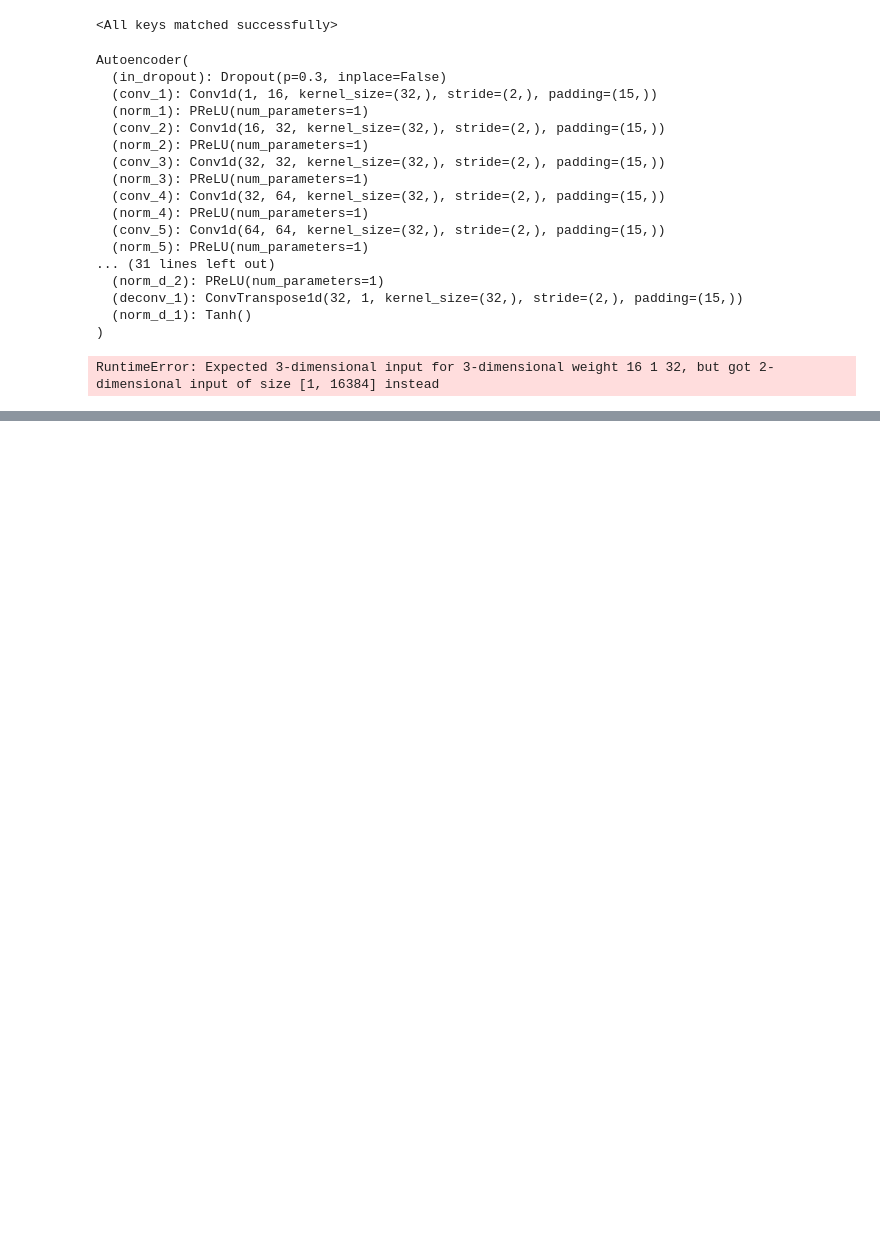
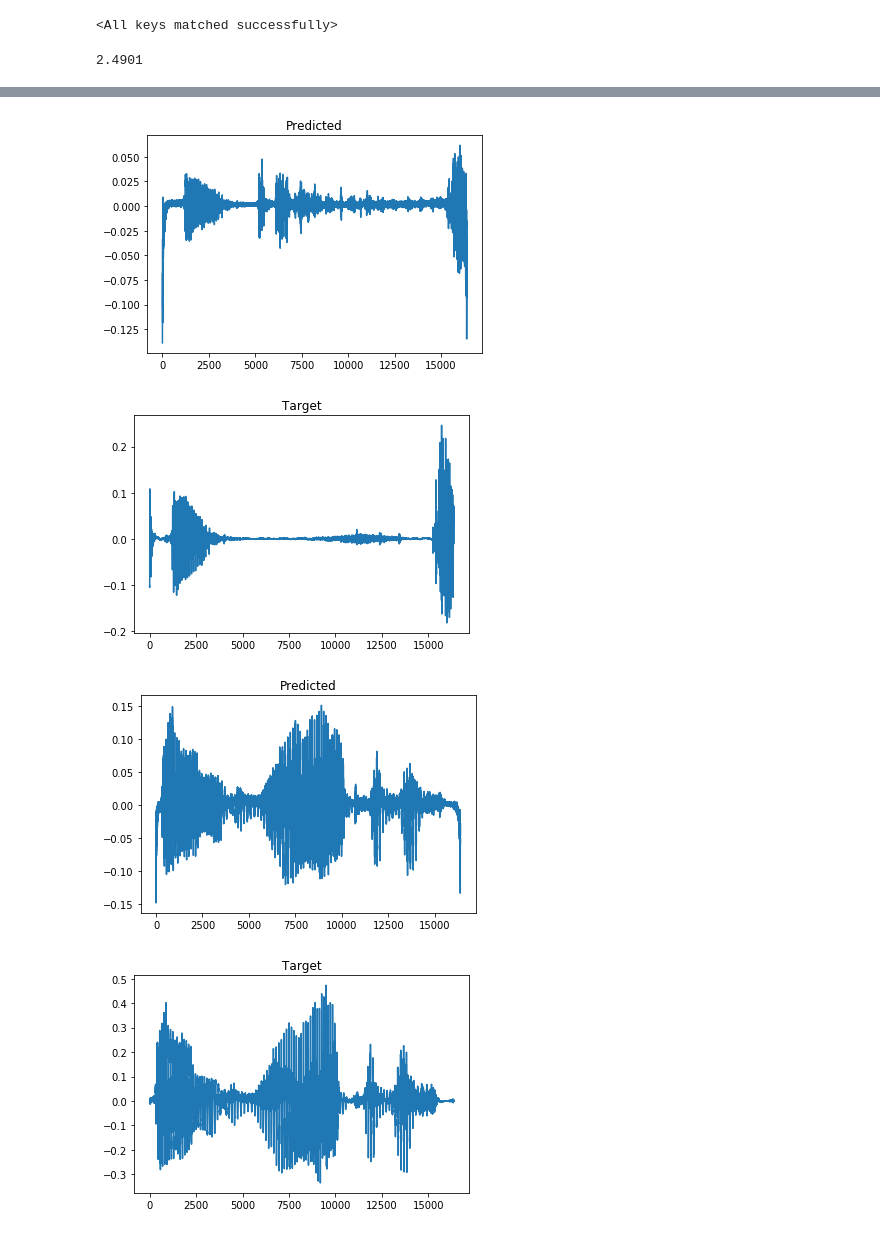
Before and after one commit to dvisockas/norse, a Jupyter notebook: main.ipynb, the cells around one changed output, grey strips where cells are left out. Saved outputs shown, nothing was run; the diff lists cells and outputs as text; code cells hidden in the pictures; blank space fills up the shorter version.

```diff
--- a/main.ipynb
+++ b/main.ipynb
@@ -35,4 +35,4 @@ If you'd like to run the training loop, download the OpenSLR12 dataset (http://w
 # %%
 dataset = SpeechDataset('data/clean/360/', 'data/noise/', window_size=16384, overlap=50, snr=10)
 # %%
-dataloader = DataLoader(dataset, batch_size=batch_size, shuffle=False)
+dataloader = DataLoader(dataset, batch_size=batch_size, shuffle=True)
@@ -39,3 +41,26 @@ dataloader = DataLoader(dataset, batch_size=batch_size, shuffle=False)
+# %%
+def SDRLoss(output, target):
+    output = output.view(-1, 16384)
+    target = target.view(-1, 16384)
+
+    dot_product = torch.sum(output * target)
+    loss = (-1 * dot_product) / (torch.norm(target) * torch.norm(output))
+
+    return loss
+# %%
+def weightedSDR(output, target, x):
+    noise = x - target
+    expected_noise = x - output
+
+    target_norm = torch.norm(target)
+    target_norm_sq = target_norm * target_norm
+    input_target_norm = torch.norm(x - target)
+    input_target_norm_sq = input_target_norm * input_target_norm
+    alpha = target_norm_sq / (target_norm_sq + input_target_norm_sq)
+
+    loss = alpha * SDRLoss(output, target) + (1 - alpha) * SDRLoss(noise, expected_noise)
+
+    return loss
 # %%
 model = Autoencoder(bs=batch_size).cuda()
 #model.load_state_dict(torch.load(MODEL_PATH))
@@ -107,25 +113,5 @@ tensor([[[0.0020, 0.0020, 0.0020,  ..., 0.0020, 0.0020, 0.0020],
 # %%
-model = Autoencoder(bs=batch_size).cuda()
-model.load_state_dict(torch.load(MODEL_PATH))
+# model = Autoencoder(bs=batch_size).cuda()
+# model.load_state_dict(torch.load(MODEL_PATH))
 # %% [output]
 <All keys matched successfully>
-# %%
-model
-# %% [output]
-Autoencoder(
-  (in_dropout): Dropout(p=0.3, inplace=False)
-  (conv_1): Conv1d(1, 16, kernel_size=(32,), stride=(2,), padding=(15,))
-  (norm_1): PReLU(num_parameters=1)
-  (conv_2): Conv1d(16, 32, kernel_size=(32,), stride=(2,), padding=(15,))
-  (norm_2): PReLU(num_parameters=1)
-  (conv_3): Conv1d(32, 32, kernel_size=(32,), stride=(2,), padding=(15,))
-  (norm_3): PReLU(num_parameters=1)
-  (conv_4): Conv1d(32, 64, kernel_size=(32,), stride=(2,), padding=(15,))
-  (norm_4): PReLU(num_parameters=1)
-  (conv_5): Conv1d(64, 64, kernel_size=(32,), stride=(2,), padding=(15,))
-  (norm_5): PReLU(num_parameters=1)
-... (31 lines left out)
-  (norm_d_2): PReLU(num_parameters=1)
-  (deconv_1): ConvTranspose1d(32, 1, kernel_size=(32,), stride=(2,), padding=(15,))
-  (norm_d_1): Tanh()
-)
@@ -137,18 +125,20 @@ model.eval()
 with torch.no_grad():
     sample = data[1].cuda()
 
-    for i, _s in enumerate(sample[:10]):
+    for i, _s in enumerate(sample[:5]):
         output = model(data[0].cuda())
         ref = output[i, :, :].cpu().detach().numpy().T[:, 0]
         target = sample[i, :, :].cpu().detach().numpy().T[:, 0]
-        # plt.figure()
-        # plt.plot(ref)
-        # plt.figure()
-        # plt.plot(target)
+        plt.figure()
+        plt.title('Predicted')
+        plt.plot(ref)
+        plt.figure()
+        plt.title('Target')
+        plt.plot(target)
 
         pesqs.append(pesq(target, ref, 16000))
 
 print(round(sum(pesqs) / len(pesqs), 4))
 Audio(ref, rate=16000)
 # %% [output]
-RuntimeError: Expected 3-dimensional input for 3-dimensional weight 16 1 32, but got 2-dimensional input of size [1, 16384] instead
+2.4901
@@ -154,0 +146,4 @@ RuntimeError: Expected 3-dimensional input for 3-dimensional weight 16 1 32, but
+[figure, added]
+[figure, added]
+[figure, added]
+[figure, added]
```
Also changed, not shown: parts of 6 cells of this notebook, 2 other files.
